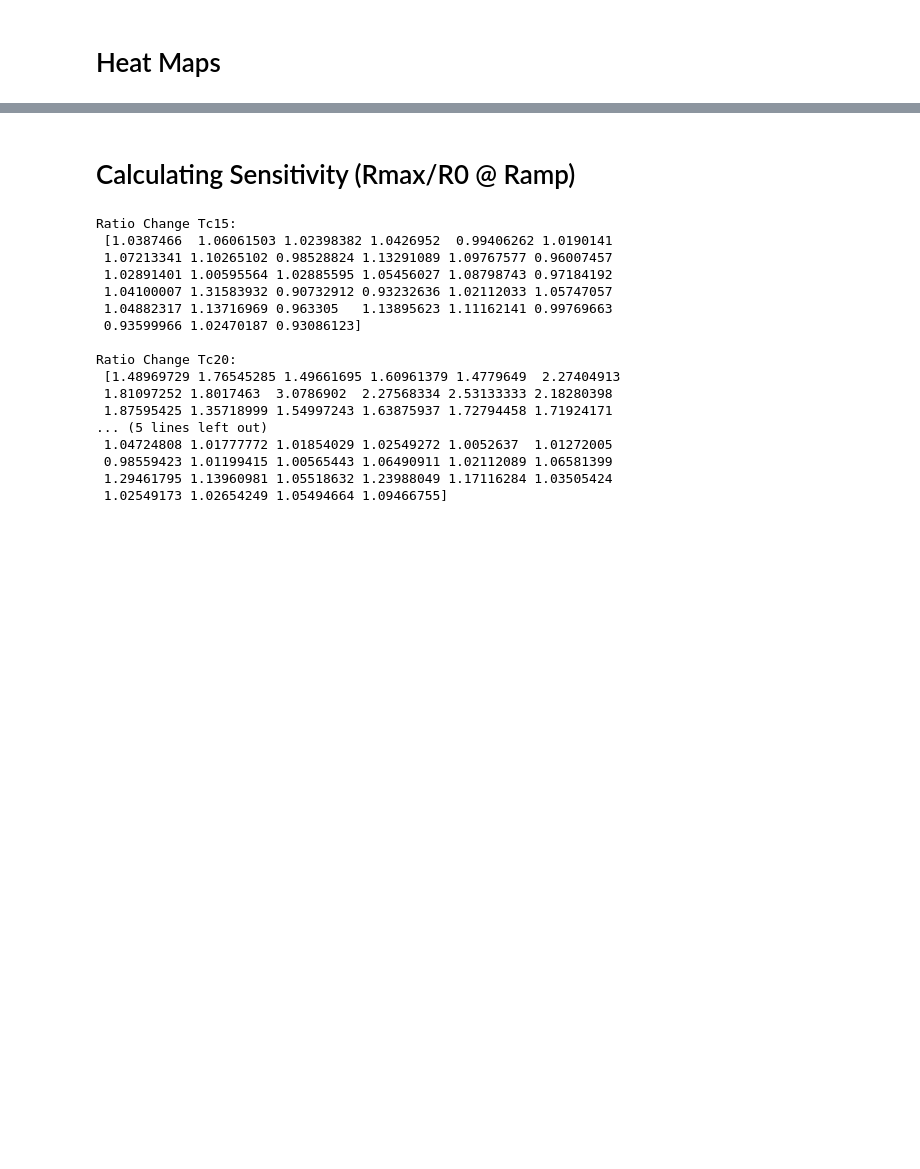
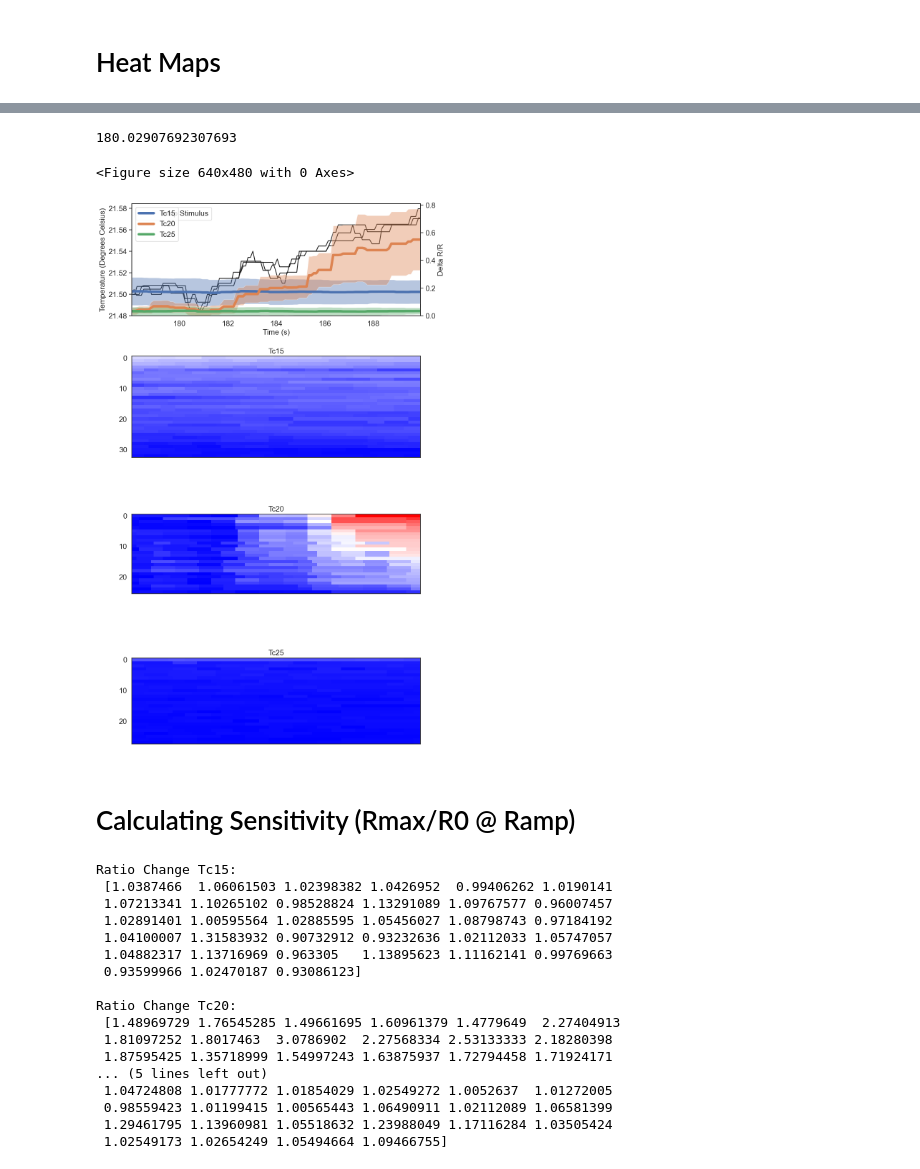
Before and after one commit to colonramoslab/Diaz-Garcia-and-Beagan-et-al.-2026-AFD-, a Jupyter notebook: Sensitivity_CaImg_Analysis_Tc20_HighStim_Ramp.ipynb, the cells around one changed output, grey strips where cells are left out. Drawn from its saved outputs; the diff is of its cells as text; code cells hidden in the pictures; blank space fills up the shorter version.

```diff
--- a/Sensitivity_CaImg_Analysis_Tc20_HighStim_Ramp.ipynb
+++ b/Sensitivity_CaImg_Analysis_Tc20_HighStim_Ramp.ipynb
@@ -625,3 +1008,15 @@ plot_Delta(conditions_plot, heatmaps_plot)
+# %%
+DCR3055_Tc20['Time'][300]
+# %% [output]
+180.02907692307693
+# %%
+conditions_plot = [  DCR3055_Tc15, DCR3055_Tc20, DCR3055_Tc25 ]
+heatmaps_plot = [  DCR3055_Tc15, DCR3055_Tc20, DCR3055_Tc25 ]
+#use separate = True to separate temp stimulus from GCaMP
+plot_Delta(conditions_plot, heatmaps_plot, start_ind=280, stop_ind=400)
+# %% [output]
+<Figure size 640x480 with 0 Axes>
+[figure, added]
 # %% [markdown]
 # Calculating Sensitivity (Rmax/R0 @ Ramp)
 # %%
```
Also changed, not shown: parts of 13 cells of this notebook, 2 other files.
